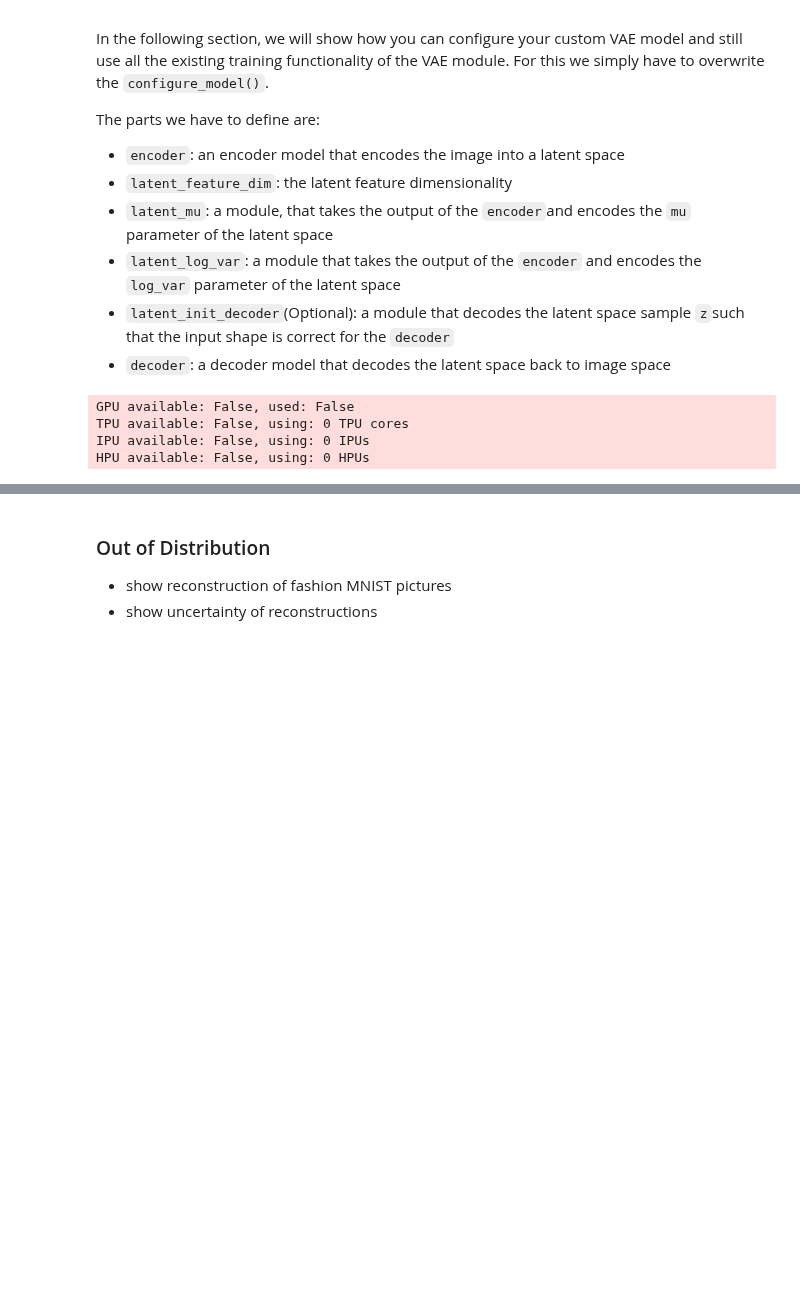
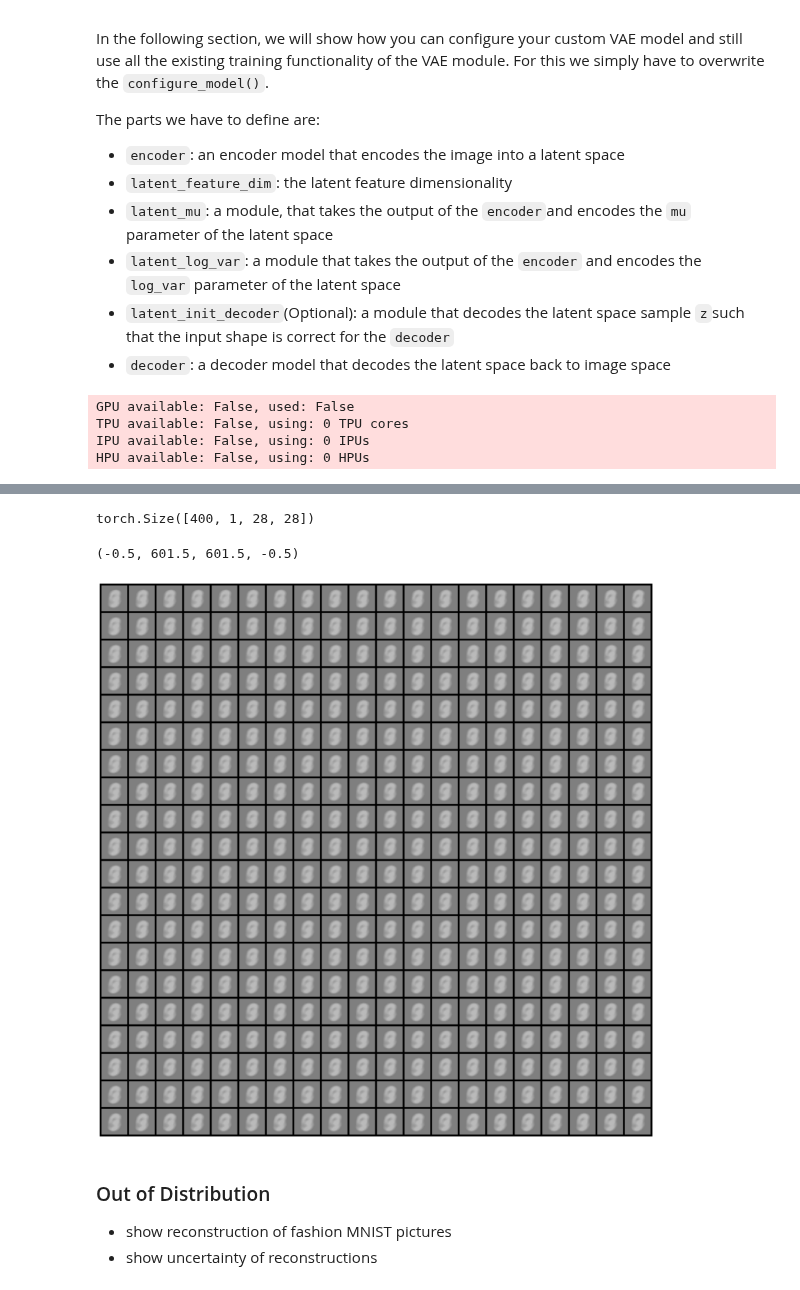
Before and after one commit to lightning-uq-box/lightning-uq-box, a Jupyter notebook: docs/tutorials/classification/vae_mnist.ipynb, the cells around one changed output, grey strips where cells are left out. Cells and saved outputs as stored; diff of their text form; code cells hidden in the pictures; blank space fills up the shorter version.

Commit message:
vae visualization

```diff
--- a/docs/tutorials/classification/vae_mnist.ipynb
+++ b/docs/tutorials/classification/vae_mnist.ipynb
@@ -321,7 +324,7 @@ class MyCustomVAE(VAE):
 # %%
 custom_vae = MyCustomVAE(
     encoder=Encoder(latent_dims=8),
-    latent_size=8,
+    latent_size=2,
     out_channels=1,
     img_size=28,
     optimizer=partial(torch.optim.Adam, lr=1e-3),
@@ -418,3 +396,46 @@ NameError: name 'visualize_samples' is not defined
+# %%
+@torch.no_grad()
+def visualize_manifold(model, grid_size=20):
+    """Visualize the manifold of the 2D latent space.
+    Args:
+        model: trained VAE model
+        grid_size: Number of steps/images to have per axis in the manifold.
+                    Overall you need to generate grid_size**2 images, and the distance
+                    between different latents in percentiles is 1/(grid_size+1)
+    Returns:
+        img_grid: Grid of images representing the manifold.
+    """
+    # obtain z values at percentiles
+    percentiles = np.arange(
+        0.5 / (grid_size + 1),
+        (grid_size + 0.5) / (grid_size + 1),
+        1.0 / (grid_size + 1),
+    )
+    z = norm.ppf(percentiles)
+
+    # create list of grid_points to pass to decoder
+    coordinates = []
+    for y in z:
+        for x in z:
+            coordinates.append([x, y])
+
+    coordinates = torch.tensor(coordinates, device=model.device, dtype=torch.float32)
+    output = torch.sigmoid(model.decoder(coordinates))
+    print(output.shape)
+    img_grid = make_grid(output, nrow=grid_size)
+
+    return img_grid
+# %%
+img_grid = visualize_manifold(custom_vae, grid_size=20)
+# %% [output]
+torch.Size([400, 1, 28, 28])
+# %%
+fig, ax = plt.subplots(1, figsize=(20, 20))
+ax.imshow(img_grid.cpu().numpy().transpose(1, 2, 0))
+ax.axis("off")
+# %% [output]
+(-0.5, 601.5, 601.5, -0.5)
+[figure, added]
 # %% [markdown]
 ### Out of Distribution
 
```
Also changed, not shown: parts of 10 cells of this notebook, 1 other file.
